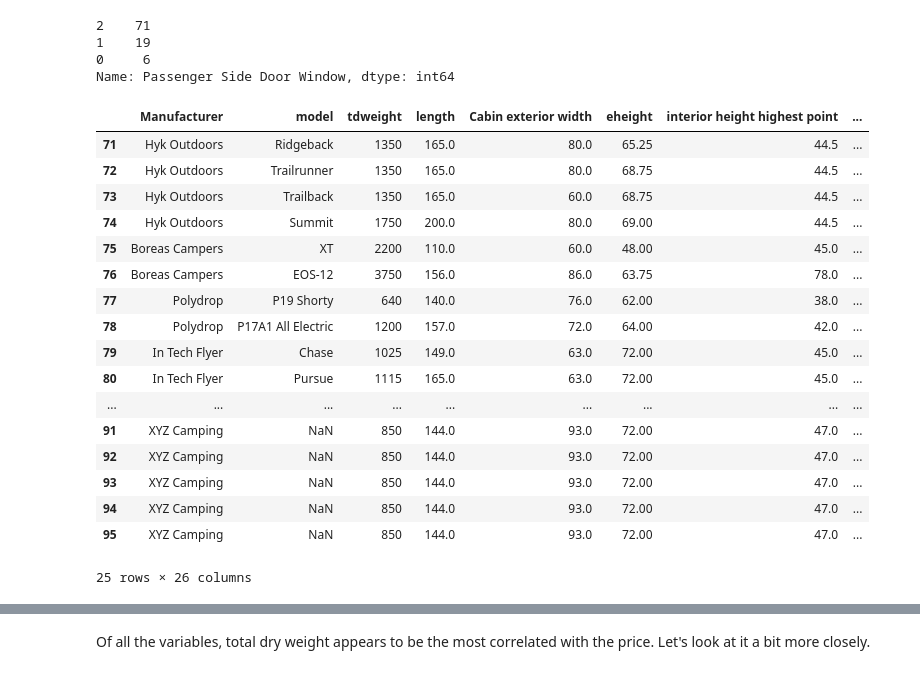
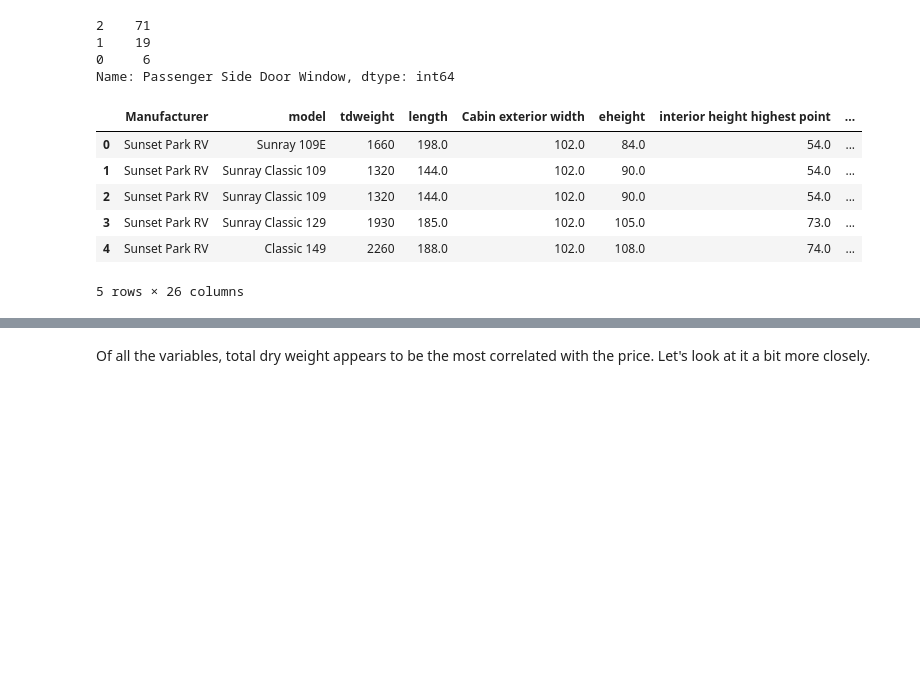
Before and after one commit to blue-quark/trailer_price_regression, a Jupyter notebook: trailer-price-regression.ipynb, the cells around one changed output, grey strips where cells are left out. Cells and saved outputs as stored; diff of their text form; code cells hidden in the pictures; blank space fills up the shorter version.

```diff
--- a/trailer-price-regression.ipynb
+++ b/trailer-price-regression.ipynb
@@ -115,27 +115,16 @@ data['Passenger Side Door Window'].value_counts()
 1    19
 0     6
 Name: Passenger Side Door Window, dtype: int64
-# %%
-data.tail(25)
-# %% [output]
-|  | Manufacturer | model | tdweight | length | Cabin exterior width | eheight | interior height highest point | ... |
-| 71 | Hyk Outdoors | Ridgeback | 1350 | 165.0 | 80.0 | 65.25 | 44.5 | ... |
-| 72 | Hyk Outdoors | Trailrunner | 1350 | 165.0 | 80.0 | 68.75 | 44.5 | ... |
-| 73 | Hyk Outdoors | Trailback | 1350 | 165.0 | 60.0 | 68.75 | 44.5 | ... |
-| 74 | Hyk Outdoors | Summit | 1750 | 200.0 | 80.0 | 69.00 | 44.5 | ... |
-| 75 | Boreas Campers | XT | 2200 | 110.0 | 60.0 | 48.00 | 45.0 | ... |
-| 76 | Boreas Campers | EOS-12 | 3750 | 156.0 | 86.0 | 63.75 | 78.0 | ... |
-| 77 | Polydrop | P19 Shorty | 640 | 140.0 | 76.0 | 62.00 | 38.0 | ... |
-| 78 | Polydrop | P17A1 All Electric | 1200 | 157.0 | 72.0 | 64.00 | 42.0 | ... |
-| 79 | In Tech Flyer | Chase | 1025 | 149.0 | 63.0 | 72.00 | 45.0 | ... |
-| 80 | In Tech Flyer | Pursue | 1115 | 165.0 | 63.0 | 72.00 | 45.0 | ... |
-| ... | ... | ... | ... | ... | ... | ... | ... | ... |
-| 91 | XYZ Camping | NaN | 850 | 144.0 | 93.0 | 72.00 | 47.0 | ... |
-| 92 | XYZ Camping | NaN | 850 | 144.0 | 93.0 | 72.00 | 47.0 | ... |
-| 93 | XYZ Camping | NaN | 850 | 144.0 | 93.0 | 72.00 | 47.0 | ... |
-| 94 | XYZ Camping | NaN | 850 | 144.0 | 93.0 | 72.00 | 47.0 | ... |
-| 95 | XYZ Camping | NaN | 850 | 144.0 | 93.0 | 72.00 | 47.0 | ... |
-25 rows × 26 columns
+# %%
+data.head(5)
+# %% [output]
+|  | Manufacturer | model | tdweight | length | Cabin exterior width | eheight | interior height highest point | ... |
+| 0 | Sunset Park RV | Sunray 109E | 1660 | 198.0 | 102.0 | 84.0 | 54.0 | ... |
+| 1 | Sunset Park RV | Sunray Classic 109 | 1320 | 144.0 | 102.0 | 90.0 | 54.0 | ... |
+| 2 | Sunset Park RV | Sunray Classic 109 | 1320 | 144.0 | 102.0 | 90.0 | 54.0 | ... |
+| 3 | Sunset Park RV | Sunray Classic 129 | 1930 | 185.0 | 102.0 | 105.0 | 73.0 | ... |
+| 4 | Sunset Park RV | Classic 149 | 2260 | 188.0 | 102.0 | 108.0 | 74.0 | ... |
+5 rows × 26 columns
 # %%
 #data2['intheight'] = data2['intheight'].fillna(data2['intheight'].mean())
 #data2['ewidth'] = data2['ewidth'].fillna(data2['ewidth'].mean())
```
Also changed, not shown: parts of 8 cells of this notebook.
